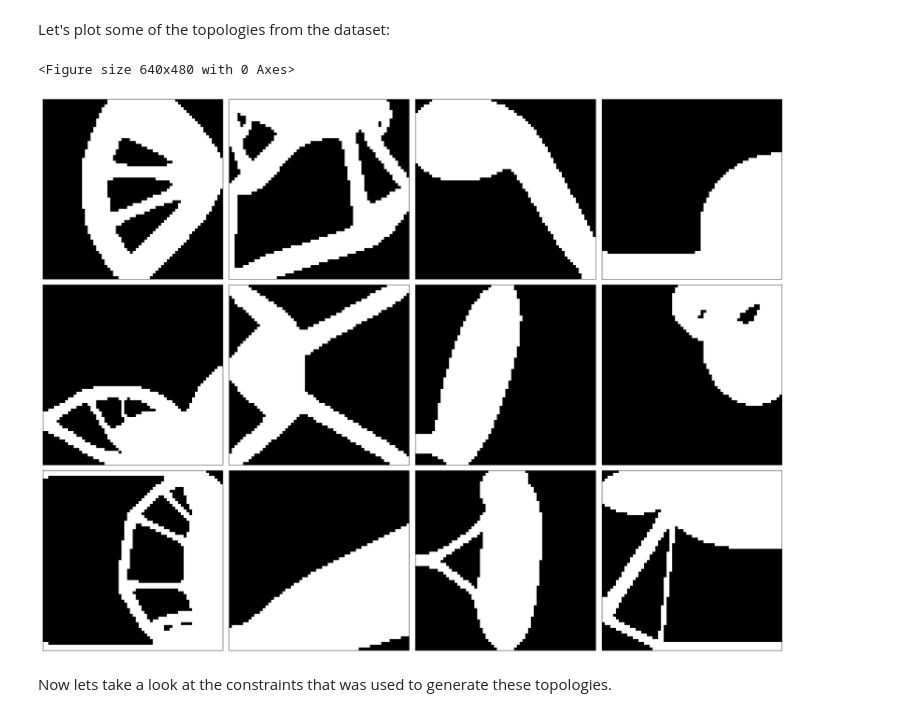
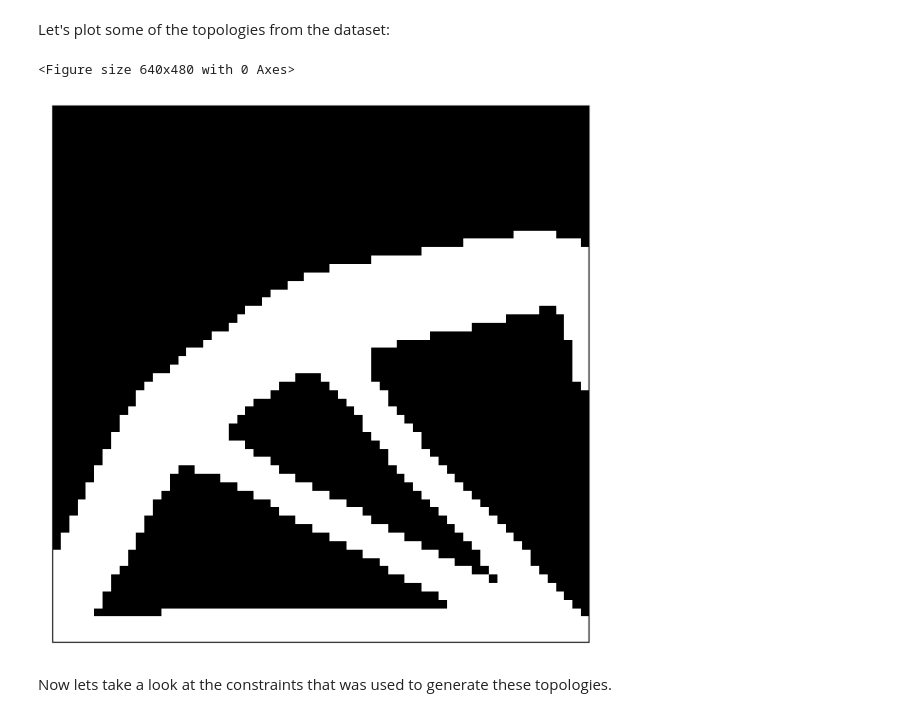
Before and after one commit to zihaofoo/Variational-Autoencoder, a Jupyter notebook: CP3.ipynb, the cells around one changed output. Saved outputs shown, nothing was run; the diff lists cells and outputs as text; code cells hidden in the pictures.

```diff
--- a/CP3.ipynb
+++ b/CP3.ipynb
@@ -47,10 +47,11 @@ print(topologies.shape)
 Let's plot some of the topologies from the dataset:
 # %%
 random_indices = np.random.choice(range(len(topologies)), 12)
+random_indices = np.array([6])
 plot_n_topologies(topologies[random_indices])
 # %% [output]
 <Figure size 640x480 with 0 Axes>
-[figure, old version]
+[figure, new version]
 # %% [markdown]
 Now lets take a look at the constraints that was used to generate these topologies.
 # %%
```
Also changed, not shown: parts of 4 cells of this notebook, 3 other files.
